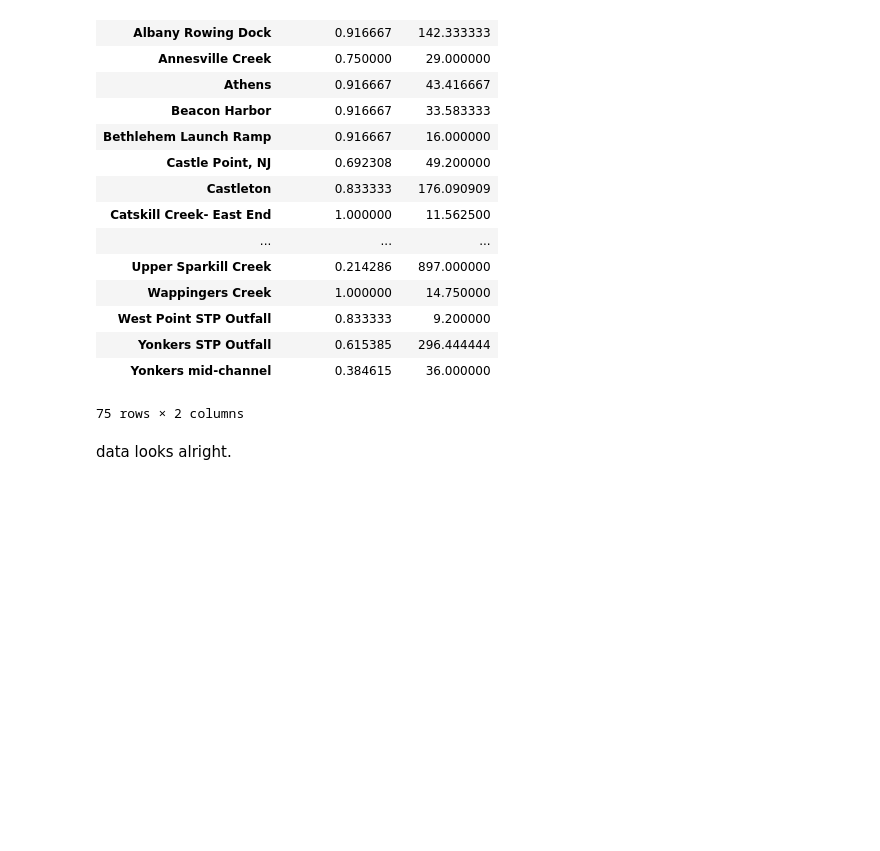
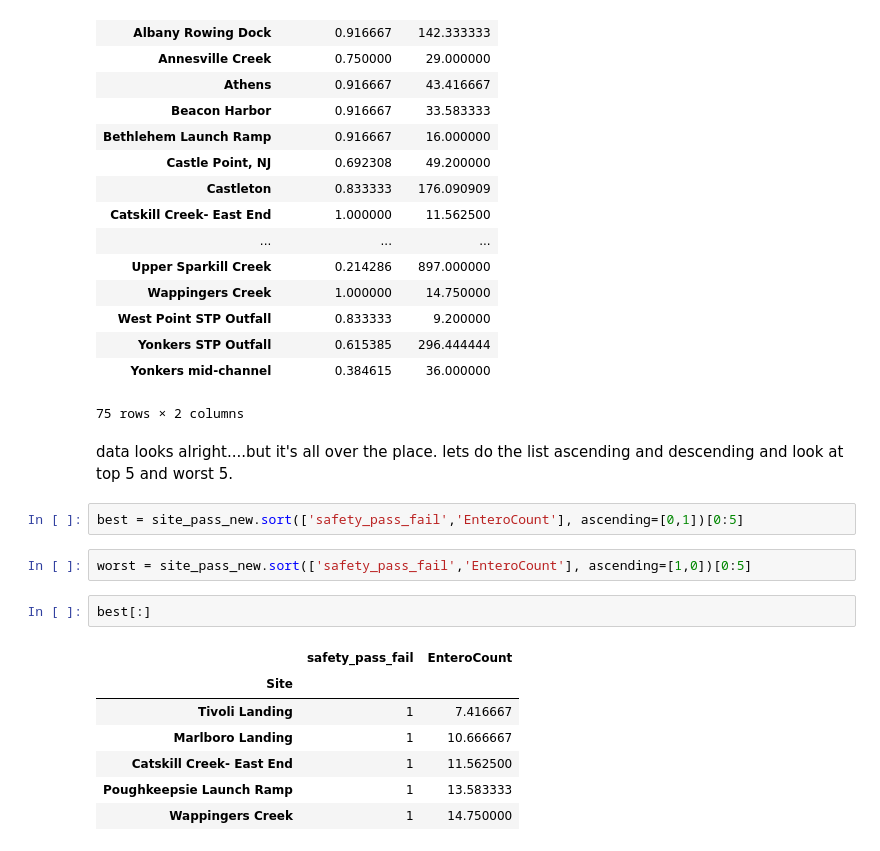
Before and after one commit to bcarancibia/CUNY_IS_608, a Jupyter notebook: lecture4/BArancibia_Module4_HW.ipynb, the cells around one changed output. Cells and saved outputs as stored; diff of their text form; blank space fills up the shorter version.

```diff
--- a/lecture4/BArancibia_Module4_HW.ipynb
+++ b/lecture4/BArancibia_Module4_HW.ipynb
@@ -183,5 +184,19 @@ site_pass_new[:]
 | Yonkers STP Outfall | 0.615385 | 296.444444 |
 | Yonkers mid-channel | 0.384615 | 36.000000 |
 75 rows × 2 columns
-# %% [markdown]
-data looks alright.
+# %% [markdown]
+data looks alright....but it's all over the place. lets do the list ascending and descending and look at top 5 and worst 5.
+# %%
+best = site_pass_new.sort(['safety_pass_fail','EnteroCount'], ascending=[0,1])[0:5]
+# %%
+worst = site_pass_new.sort(['safety_pass_fail','EnteroCount'], ascending=[1,0])[0:5]
+# %%
+best[:]
+# %% [output]
+|  | safety_pass_fail | EnteroCount |
+| Site |  |  |
+| Tivoli Landing | 1 | 7.416667 |
+| Marlboro Landing | 1 | 10.666667 |
+| Catskill Creek- East End | 1 | 11.562500 |
+| Poughkeepsie Launch Ramp | 1 | 13.583333 |
+| Wappingers Creek | 1 | 14.750000 |
```
Also changed, not shown: parts of 15 cells of this notebook, 1 other file.
